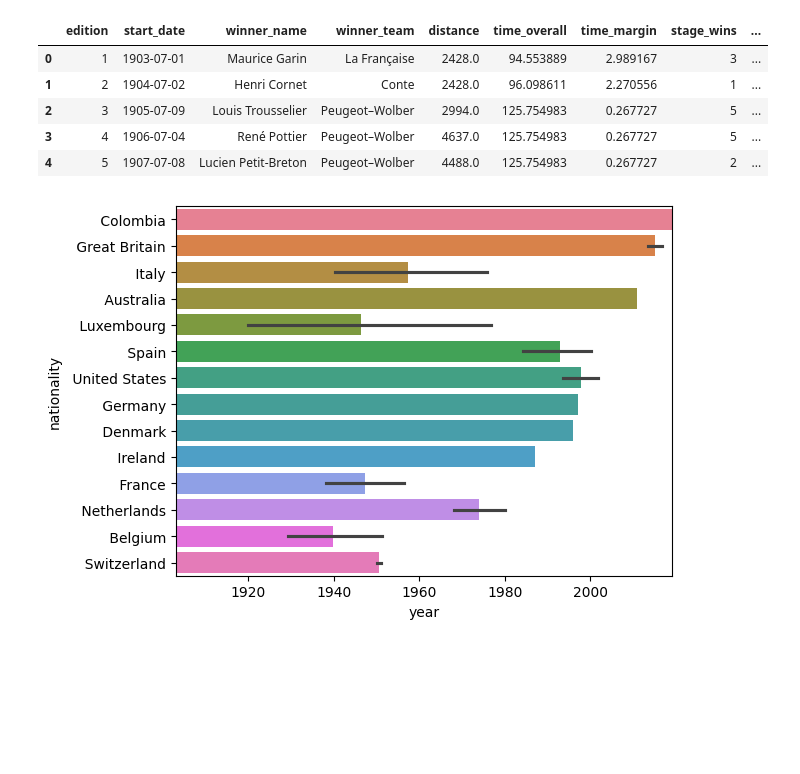
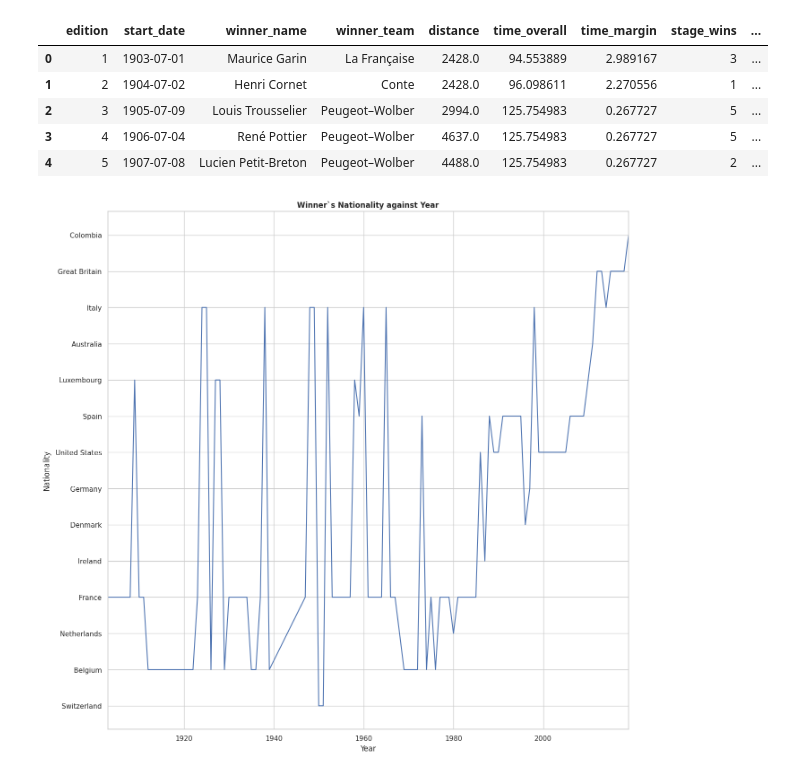
Before and after one commit to Mercymerine/Pandas-Analysis, a Jupyter notebook: Sports_analytics.ipynb, the cells around one changed output. Saved outputs shown, nothing was run; the diff lists cells and outputs as text; code cells hidden in the pictures; blank space fills up the shorter version.

```diff
--- a/Sports_analytics.ipynb
+++ b/Sports_analytics.ipynb
@@ -211,9 +232,14 @@ cycle.head()
 | 2 | 3 | 1905-07-09 | Louis Trousselier | Peugeot–Wolber | 2994.0 | 125.754983 | 0.267727 | 5 | ... |
 | 3 | 4 | 1906-07-04 | René Pottier | Peugeot–Wolber | 4637.0 | 125.754983 | 0.267727 | 5 | ... |
 | 4 | 5 | 1907-07-08 | Lucien Petit-Breton | Peugeot–Wolber | 4488.0 | 125.754983 | 0.267727 | 2 | ... |
-# %%
-sns.barplot(cycle_sorted, x='year', y='nationality', hue='nationality', orient='y')
-plt.xlim(1903, 2019)
-plt.show()
-# %% [output]
-[figure, removed]
+# %%
+plt.figure(figsize=(15, 15))
+sns.set_theme(style ='whitegrid')
+sns.lineplot(cycle_sorted, x='year', y='nationality')
+plt.xlim(1903, 2019)
+plt.xlabel('Year')
+plt.ylabel('Nationality')
+plt.title('Winner`s Nationality against Year', fontweight='bold')
+plt.show()
+# %% [output]
+[figure, added]
```
Also changed, not shown: parts of 6 cells of this notebook.
